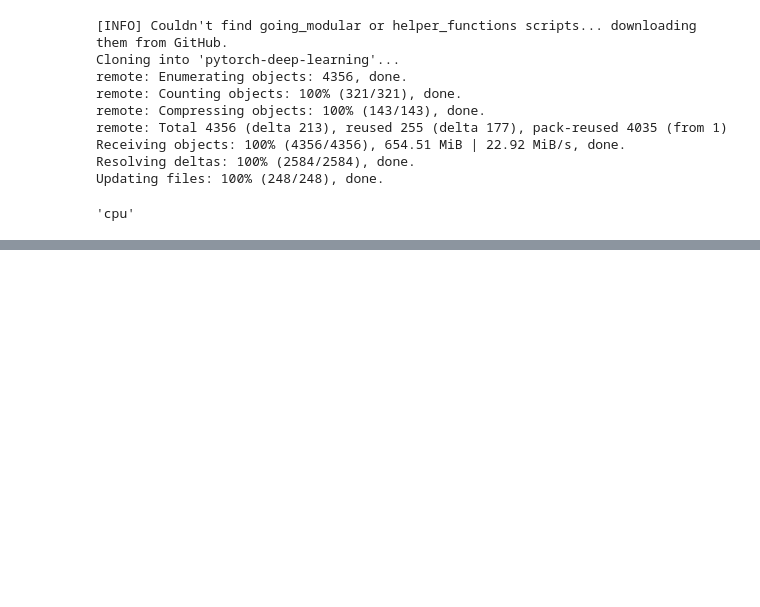
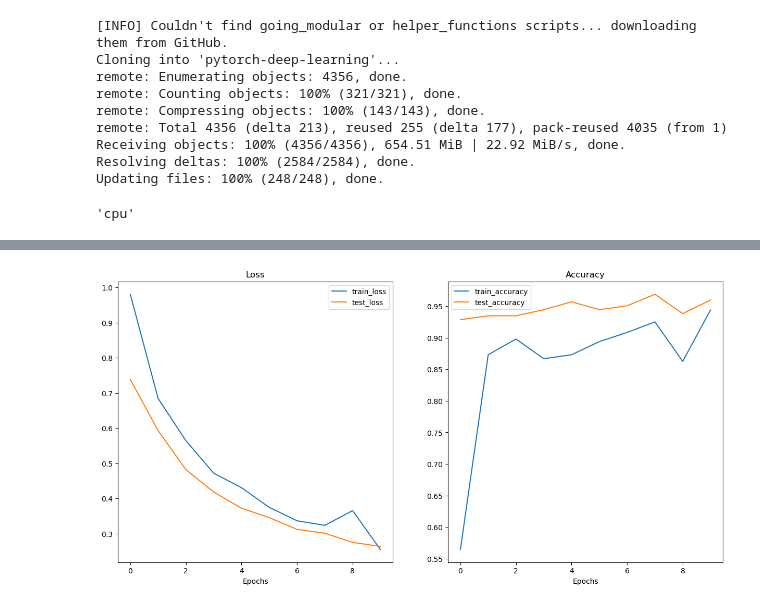
Before and after one commit to maheshsunuwar/deep-learning-pytorch, a Jupyter notebook: 09. PyTorch Model Deployment/09-pytorch-model-deployment.ipynb, the cells around one changed output, grey strips where cells are left out. Cells and saved outputs as stored; diff of their text form; code cells hidden in the pictures; blank space fills up the shorter version.

Commit message:
Trained EffNetB2 model and saved it

```diff
--- a/09. PyTorch Model Deployment/09-pytorch-model-deployment.ipynb
+++ b/09. PyTorch Model Deployment/09-pytorch-model-deployment.ipynb
@@ -278,0 +310,5 @@ device
+# %%
+# Setup directory paths to train and test images
+train_dir = data_20_percent_path / "train"
+test_dir = data_20_percent_path / "test"
+train_dir, test_dir
@@ -278,0 +442,3 @@ device
+# %%
+effnetb2, effnetb2_transforms = create_effnetb2_model(num_classes=3,
+                                                      seed=42)
@@ -278,0 +482,7 @@ device
+# %%
+# Setup DataLoaders
+from going_modular.going_modular import data_setup
+train_dataloader_effnetb2, test_dataloader_effnetb2, class_names = data_setup.create_dataloaders(train_dir=train_dir,
+                                                                                                 test_dir=test_dir,
+                                                                                                 transform=effnetb2_transforms,
+                                                                                                 batch_size=32)
@@ -278,0 +501,19 @@ device
+# %%
+from going_modular.going_modular import engine
+
+# setup optimizer
+optimizer = torch.optim.Adam(params=effnetb2.parameters(),
+                             lr=0.001)
+
+# setup loss function
+loss_fn = torch.nn.CrossEntropyLoss()
+
+# set seends for reproducibility and train the model
+set_seeds()
+effnetb2net_results = engine.train(model=effnetb2,
+                                   train_dataloader=train_dataloader_effnetb2,
+                                   test_dataloader=test_dataloader_effnetb2,
+                                   optimizer=optimizer,
+                                   loss_fn=loss_fn,
+                                   epochs=10,
+                                   device=device)
@@ -278,0 +539,6 @@ device
+# %%
+from helper_functions import plot_loss_curves
+
+plot_loss_curves(effnetb2net_results)
+# %% [output]
+[figure, added]
```
Also changed, not shown: parts of 21 cells of this notebook, 3 other files.
